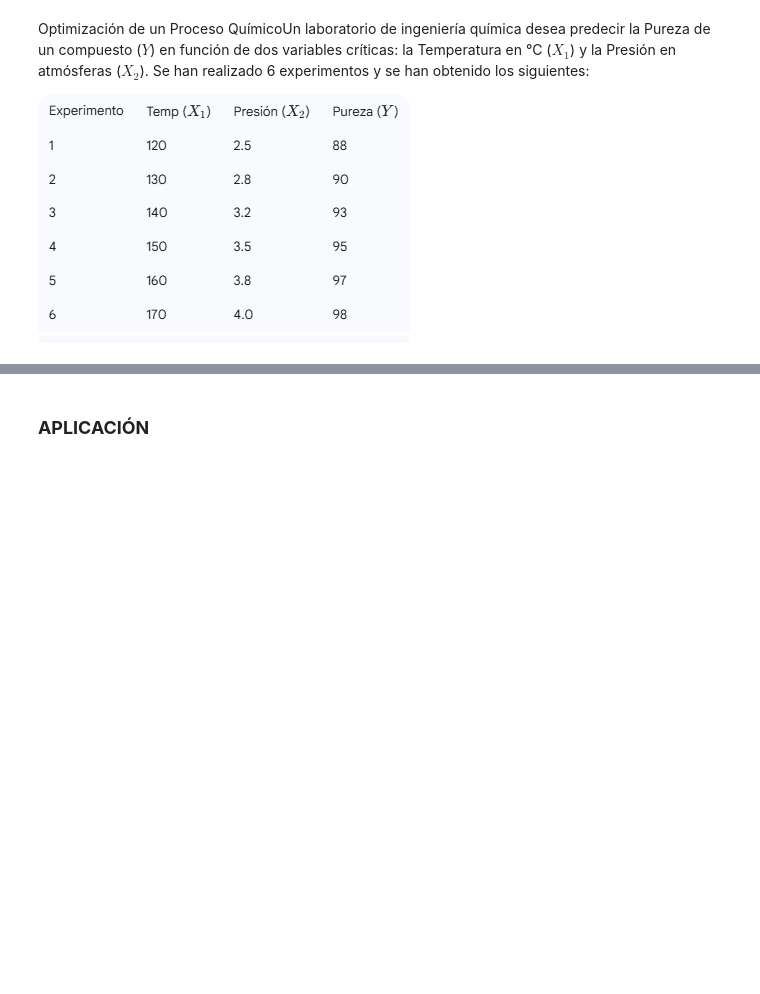
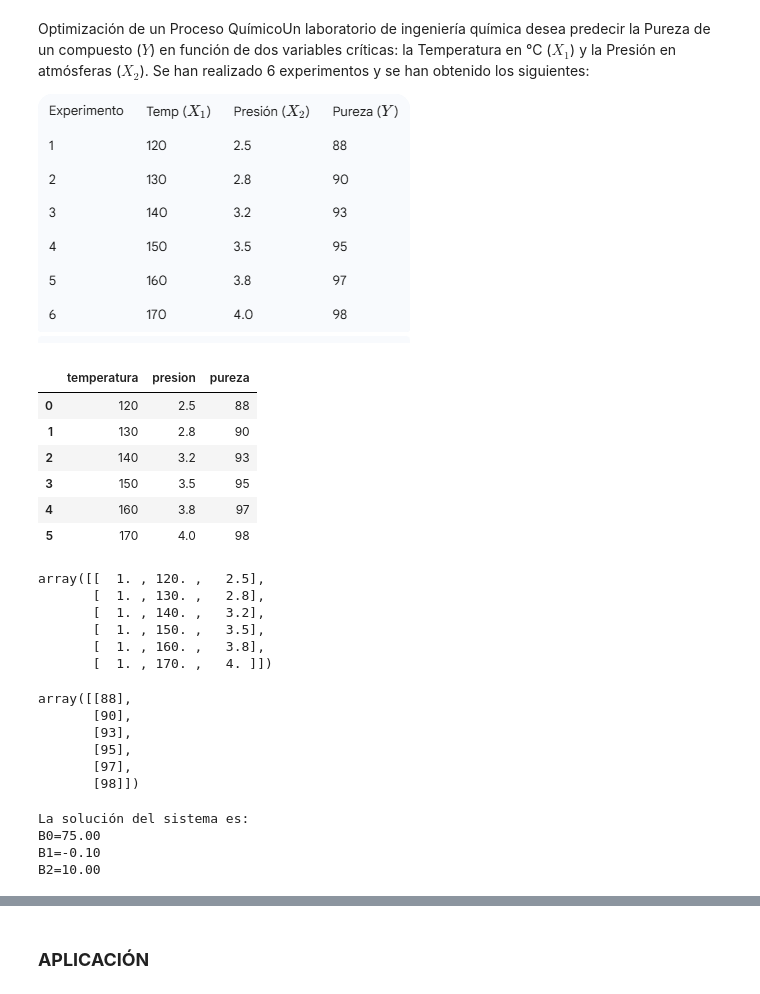
Before and after one commit to ETorresSacha/Matem-tica-y-estadistica-para-CD, a Jupyter notebook: Clase_02_Álgebra_lineal_05_10_2025.ipynb, the cells around one changed output, grey strips where cells are left out. Drawn from its saved outputs; the diff is of its cells as text; code cells hidden in the pictures; blank space fills up the shorter version.

```diff
--- a/Clase_02_Álgebra_lineal_05_10_2025.ipynb
+++ b/Clase_02_Álgebra_lineal_05_10_2025.ipynb
@@ -2150,0 +2149,46 @@ Se han realizado 6 experimentos y se han obtenido los siguientes:
+# %%
+import numpy as np
+import pandas as pd
+# Datos
+data = pd.DataFrame(
+ {   "temperatura":[120,130,140,150,160,170],
+    "presion":[2.5,2.8,3.2,3.5,3.8,4.0],
+    "pureza":[88,90,93,95,97,98]}
+)
+data
+# %% [output]
+|  | temperatura | presion | pureza |
+| 0 | 120 | 2.5 | 88 |
+| 1 | 130 | 2.8 | 90 |
+| 2 | 140 | 3.2 | 93 |
+| 3 | 150 | 3.5 | 95 |
+| 4 | 160 | 3.8 | 97 |
+| 5 | 170 | 4.0 | 98 |
+# %%
+# Diseñando la matriz x
+# Seleecionamos las varibles predictorias
+ind = data[['temperatura','presion']].values
+
+# Creamos una columna de unos
+constante = np.ones(len(data))
+
+x = np.column_stack((constante,ind))
+x
+# %% [output]
+array([[  1. , 120. ,   2.5],
+       [  1. , 130. ,   2.8],
+       [  1. , 140. ,   3.2],
+       [  1. , 150. ,   3.5],
+       [  1. , 160. ,   3.8],
+       [  1. , 170. ,   4. ]])
+# %%
+# Diseñando la variable dependiente(variable a predecir)
+y = pd.DataFrame(data['pureza']).values
+y
+# %% [output]
+array([[88],
+       [90],
+       [93],
+       [95],
+       [97],
+       [98]])
@@ -2150,0 +2206,15 @@ Se han realizado 6 experimentos y se han obtenido los siguientes:
+# %%
+# Calculamos los balores de beta
+# Calculamos (X^T*X)^-1*X^T*Y
+X_transpose_X_inv = np.linalg.inv(x.T@x)
+beta = X_transpose_X_inv@np.transpose(x)@y
+
+# Mostramos los resultados
+print('La solución del sistema es: ')
+for var, value in zip(['B0','B1','B2'], beta):
+  print(f"{var}={value.item():.2f}") # tener en cuenta que item() permite ingresar a cada valor de value ya que beta es un resultado algbraica
+# %% [output]
+La solución del sistema es:
+B0=75.00
+B1=-0.10
+B2=10.00
```
Also changed, not shown: parts of 14 cells of this notebook.
